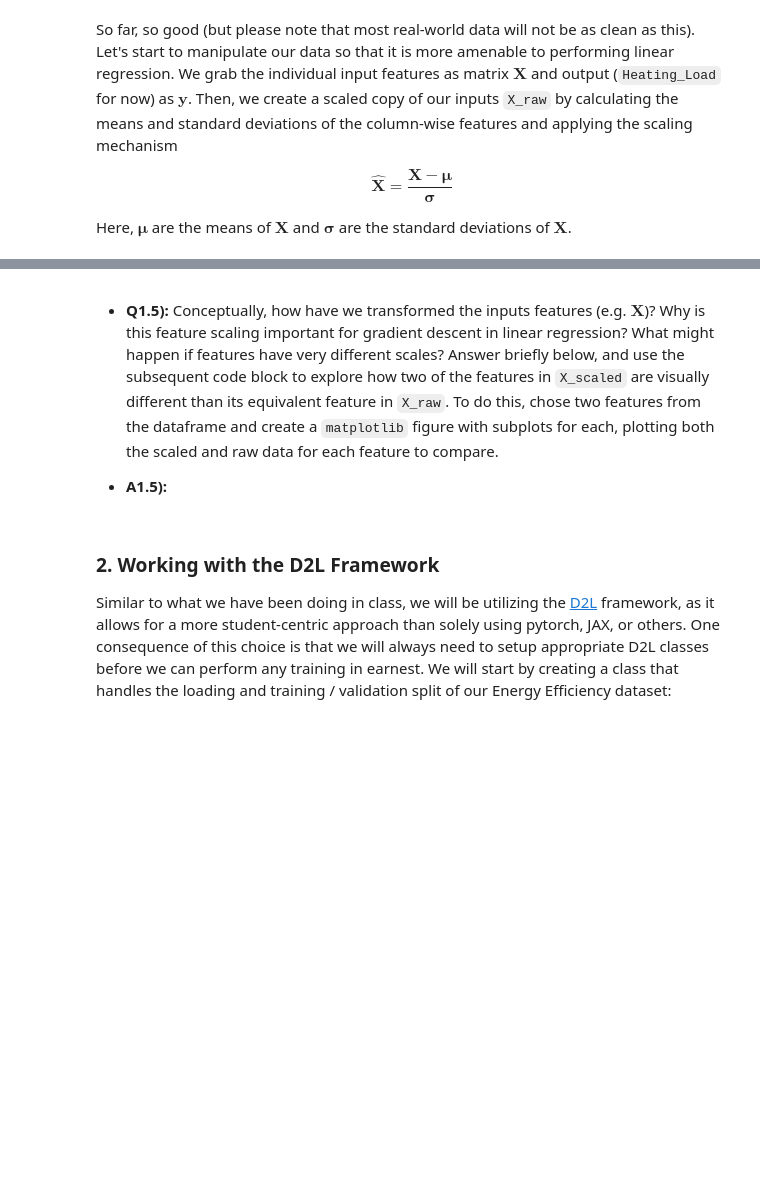
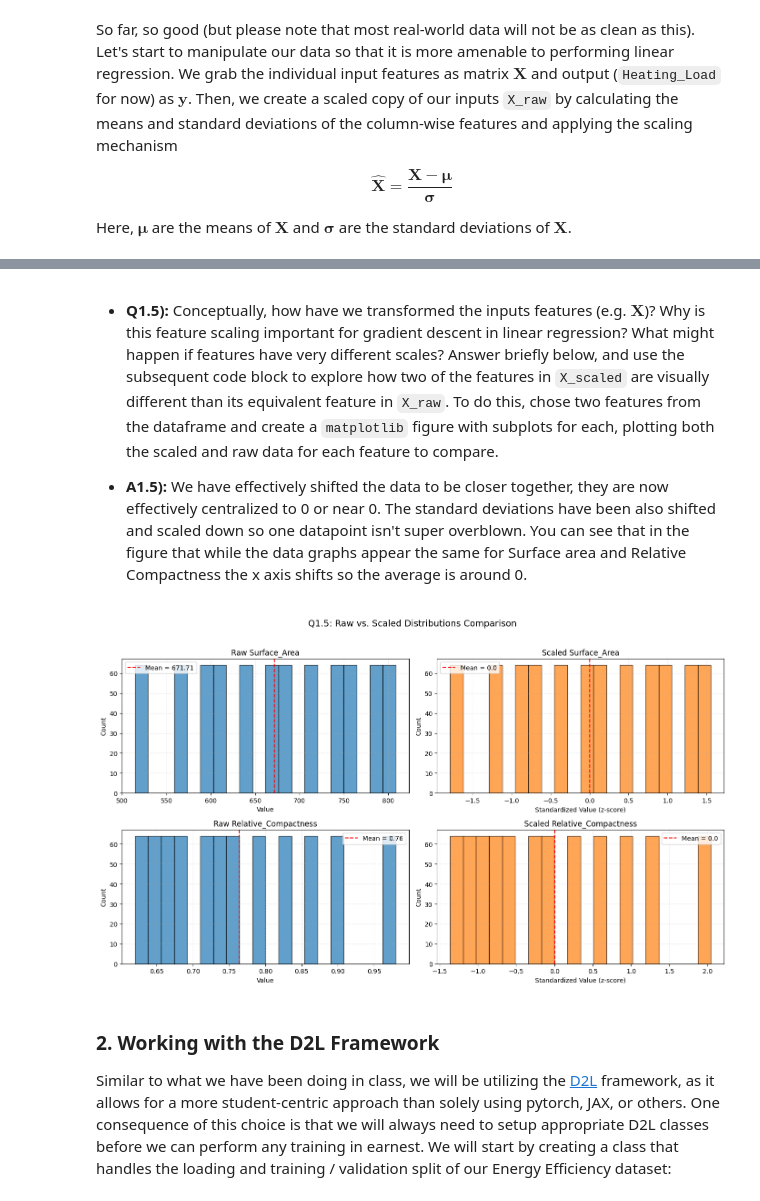
Before and after one commit to Tyler-Bibus/cpre3250, a Jupyter notebook: Lab-02/Lab-02.ipynb, the cells around one changed output, grey strips where cells are left out. Drawn from its saved outputs; the diff is of its cells as text; code cells hidden in the pictures; blank space fills up the shorter version.

```diff
--- a/Lab-02/Lab-02.ipynb
+++ b/Lab-02/Lab-02.ipynb
@@ -137,12 +191,43 @@ X_scaled = (X_scaled - means) / safe_stds
 # %% [markdown]
 - **Q1.5)\:** Conceptually, how have we transformed the inputs features (e.g. $\mathbf{X}$)? Why is this feature scaling important for gradient descent in linear regression? What might happen if features have very different scales? Answer briefly below, and use the subsequent code block to explore how two of the features in `X_scaled` are visually different than its equivalent feature in `X_raw`. To do this, chose two features from the dataframe and create a `matplotlib` figure with subplots for each, plotting both the scaled and raw data for each feature to compare.
 
-- **A1.5)\:**
+- **A1.5)\:** We have effectively shifted the data to be closer together, they are now effectively centralized to 0 or near 0. The standard deviations have been also shifted and scaled down so one datapoint isn't super overblown. You can see that in the figure that while the data graphs appear the same for Surface area and Relative Compactness the x axis shifts so the average is around 0.
 # %%
 # Code for Q1.2 here. Visually compare the distributions of two of the raw and scaled features.
 # YOUR CODE STARTS HERE
+# Two bar graphs comparing the raw vs normalized/scaled data
 
+features_to_compare = ['Surface_Area', 'Relative_Compactness']
+
+fig, axes = plt.subplots(2, 2, figsize=(14, 8))
+
+for row_idx, feature in enumerate(features_to_compare):
+    # Left subplot: Raw distribution
+    ax_raw = axes[row_idx, 0]
+    ax_raw.hist(X_raw[feature], bins=20, color='tab:blue', alpha=0.7, edgecolor='black')
+    ax_raw.axvline(X_raw[feature].mean(), color='red', linestyle='--', label=f'Mean = {X_raw[feature].mean():.2f}')
+    ax_raw.set_title(f'Raw {feature}')
+    ax_raw.set_xlabel('Value')
+    ax_raw.set_ylabel('Count')
+    ax_raw.legend()
+    ax_raw.grid(True, linestyle=':', alpha=0.5)
+
+    # Right subplot: Scaled distribution
+    ax_scaled = axes[row_idx, 1]
+    ax_scaled.hist(X_scaled[feature], bins=20, color='tab:orange', alpha=0.7, edgecolor='black')
+    ax_scaled.axvline(0, color='red', linestyle='--', label='Mean = 0.0')
+    ax_scaled.set_title(f'Scaled {feature}')
+    ax_scaled.set_xlabel('Standardized Value (z-score)')
+    ax_scaled.set_ylabel('Count')
+    ax_scaled.legend()
+    ax_scaled.grid(True, linestyle=':', alpha=0.5)
+
+plt.suptitle('Q1.5: Raw vs. Scaled Distributions Comparison', fontsize=14, y=1.02)
+plt.tight_layout()
+plt.show()
 # YOUR CODE ENDS HERE
+# %% [output]
+[figure, added]
 # %% [markdown]
 ### 2. Working with the D2L Framework
 Similar to what we have been doing in class, we will be utilizing the [D2L](https://d2l.ai/) framework, as it allows for a more student-centric approach than solely using pytorch, JAX, or others. One consequence of this choice is that we will always need to setup appropriate D2L classes before we can perform any training in earnest. We will start by creating a class that handles the loading and training / validation split of our Energy Efficiency dataset:
```
Also changed, not shown: parts of 31 cells of this notebook.
